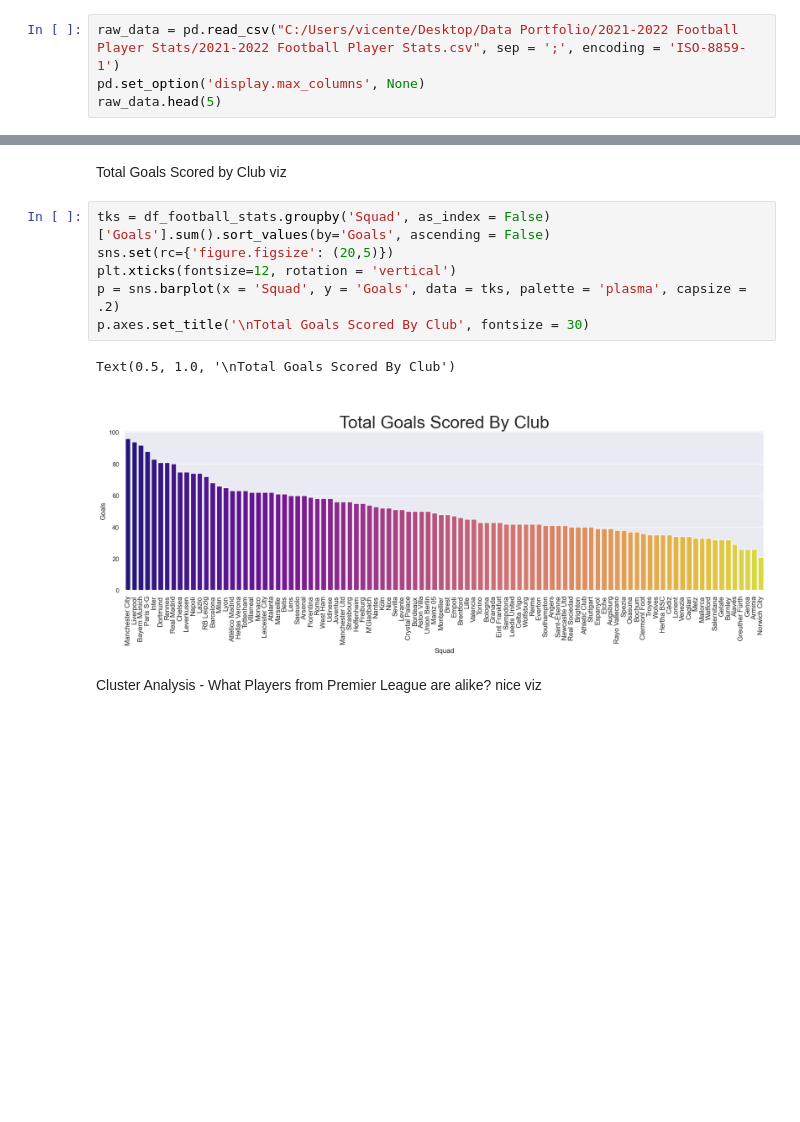
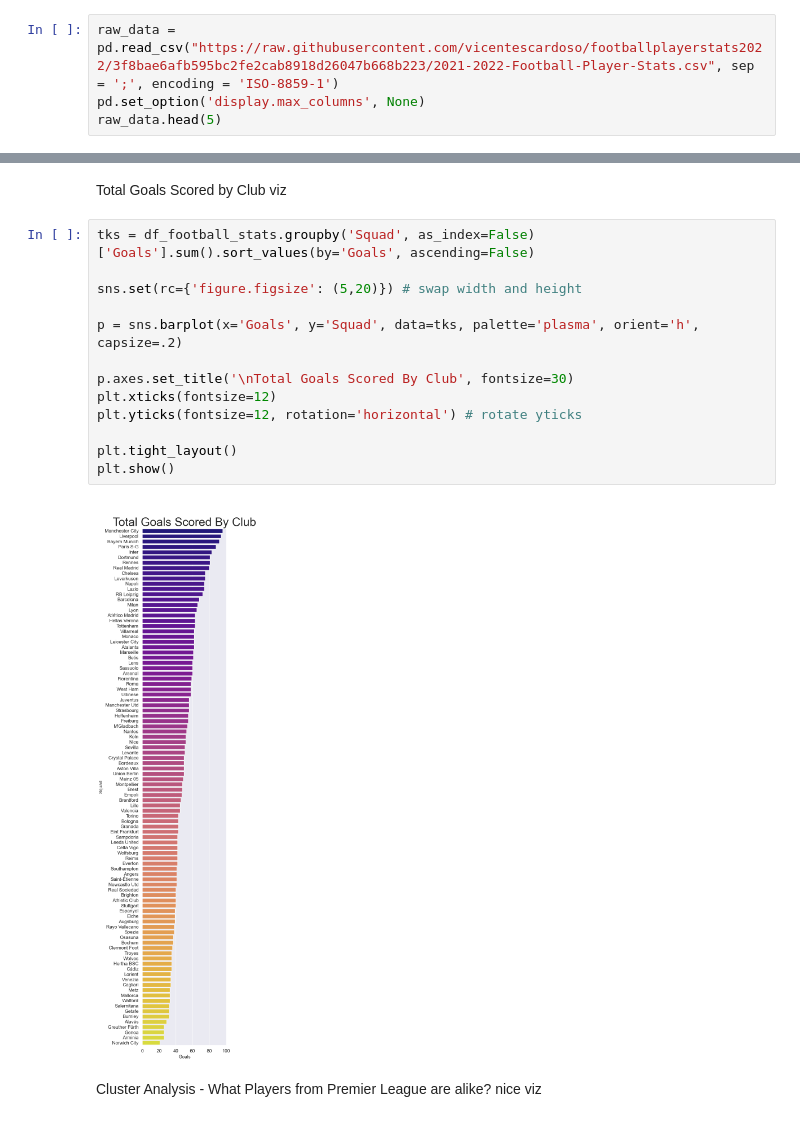
Before and after one commit to vicentescardoso/footballplayerstats2022, a Jupyter notebook: 2021-2022-football-player-stats.ipynb, the cells around one changed output, grey strips where cells are left out. Cells and saved outputs as stored; diff of their text form; blank space fills up the shorter version.

```diff
--- a/2021-2022-football-player-stats.ipynb
+++ b/2021-2022-football-player-stats.ipynb
@@ -30,7 +30,7 @@ from adjustText import adjust_text
 # %% [markdown]
 Load Data
 # %%
-raw_data = pd.read_csv("C:/Users/vicente/Desktop/Data Portfolio/2021-2022 Football Player Stats/2021-2022 Football Player Stats.csv", sep = ';', encoding = 'ISO-8859-1')
+raw_data = pd.read_csv("https://raw.githubusercontent.com/vicentescardoso/footballplayerstats2022/3f8bae6afb595bc2fe2cab8918d26047b668b223/2021-2022-Football-Player-Stats.csv", sep = ';', encoding = 'ISO-8859-1')
 pd.set_option('display.max_columns', None)
 raw_data.head(5)
 # %% [output]
@@ -438,14 +438,20 @@ team_foul.sort_values('Fls', ascending = False).head(5).iloc[:, [0,1]]
 # %% [markdown]
 Total Goals Scored by Club viz
 # %%
-tks = df_football_stats.groupby('Squad', as_index = False)['Goals'].sum().sort_values(by='Goals', ascending = False)
-sns.set(rc={'figure.figsize': (20,5)})
-plt.xticks(fontsize=12, rotation = 'vertical')
-p = sns.barplot(x = 'Squad', y = 'Goals', data = tks, palette = 'plasma', capsize = .2)
-p.axes.set_title('\nTotal Goals Scored By Club', fontsize = 30)
+tks = df_football_stats.groupby('Squad', as_index=False)['Goals'].sum().sort_values(by='Goals', ascending=False)
+
+sns.set(rc={'figure.figsize': (5,20)}) # swap width and height
+
+p = sns.barplot(x='Goals', y='Squad', data=tks, palette='plasma', orient='h', capsize=.2)
+
+p.axes.set_title('\nTotal Goals Scored By Club', fontsize=30)
+plt.xticks(fontsize=12)
+plt.yticks(fontsize=12, rotation='horizontal') # rotate yticks
+
+plt.tight_layout()
+plt.show()
 # %% [output]
-Text(0.5, 1.0, '\nTotal Goals Scored By Club')
-[figure, old version]
+[figure, new version]
 # %% [markdown]
 Cluster Analysis - What Players from Premier League are alike? nice viz
 # %%
```
Also changed, not shown: parts of 7 cells of this notebook, 1 other file.
